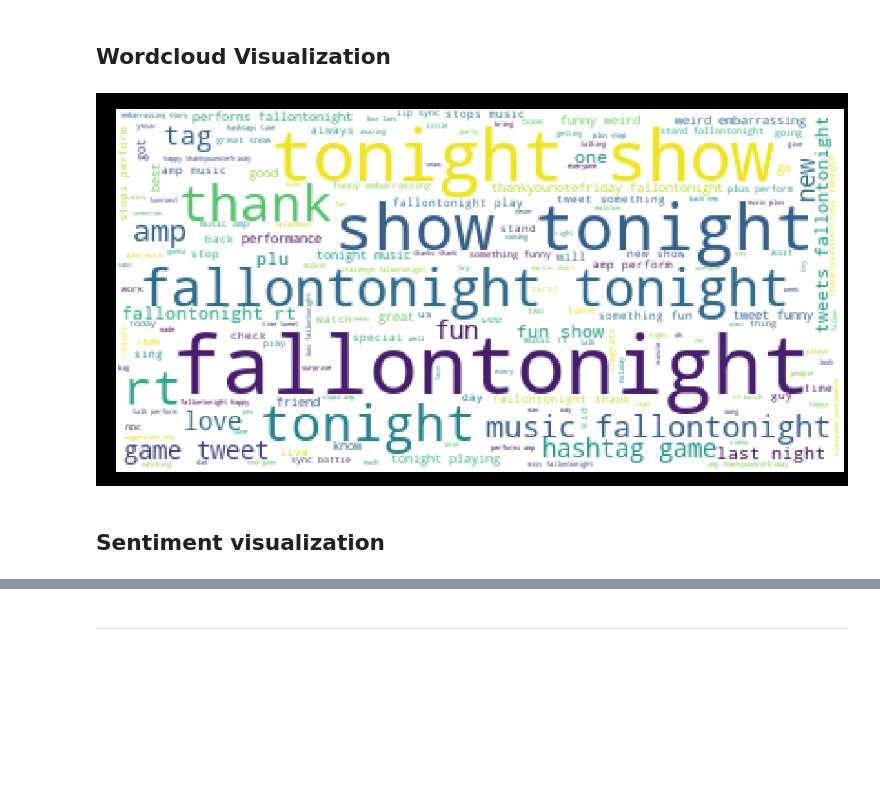
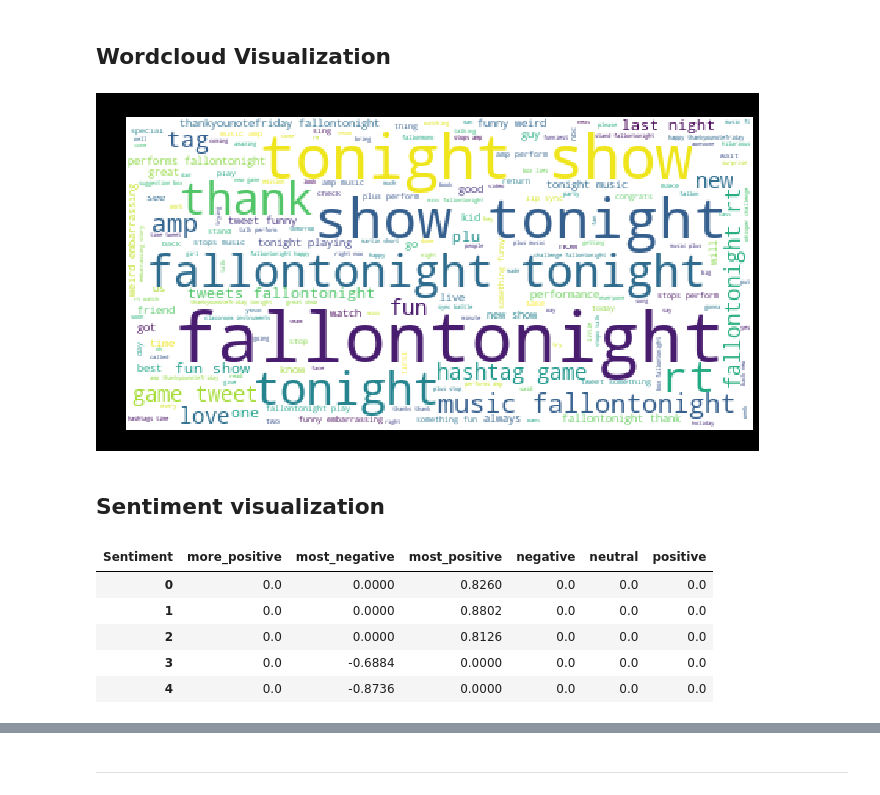
Before and after one commit to silverrainb/web-analytics, a Jupyter notebook: final_project/twitter_test_rose.ipynb, the cells around one changed output, grey strips where cells are left out. Drawn from its saved outputs; the diff is of its cells as text; code cells hidden in the pictures; blank space fills up the shorter version.

```diff
--- a/final_project/twitter_test_rose.ipynb
+++ b/final_project/twitter_test_rose.ipynb
@@ -395,15 +395,15 @@ from wordcloud import WordCloud, STOPWORDS
 # %%
 def wordcloud(tweets,col):
     stopwords = set(STOPWORDS)
     wordcloud = WordCloud(background_color="white",stopwords=stopwords,random_state = 2016).generate(" ".join([i for i in tweets[col]]))
-    plt.figure( figsize=(20,10), facecolor='k')
+    plt.figure( figsize=(10,10), facecolor='k')
     plt.imshow(wordcloud)
     plt.axis("off")
     plt.title("Wordcloud")
 
 
 wordcloud(tweets,'text')
 # %% [output]
-[figure, old version]
+[figure, new version]
 # %% [markdown]
 ## Sentiment visualization
@@ -409,0 +412,10 @@ wordcloud(tweets,'text')
+# %%
+sentiment_df = tweets.pivot_table(values='Score', index=tweets.index, columns='Sentiment', aggfunc='first')
+sentiment_df = sentiment_df.fillna(0)
+# %% [output]
+| Sentiment | more_positive | most_negative | most_positive | negative | neutral | positive |
+| 0 | 0.0 | 0.0000 | 0.8260 | 0.0 | 0.0 | 0.0 |
+| 1 | 0.0 | 0.0000 | 0.8802 | 0.0 | 0.0 | 0.0 |
+| 2 | 0.0 | 0.0000 | 0.8126 | 0.0 | 0.0 | 0.0 |
+| 3 | 0.0 | -0.6884 | 0.0000 | 0.0 | 0.0 | 0.0 |
+| 4 | 0.0 | -0.8736 | 0.0000 | 0.0 | 0.0 | 0.0 |
```
Also changed, not shown: parts of 29 cells of this notebook.
